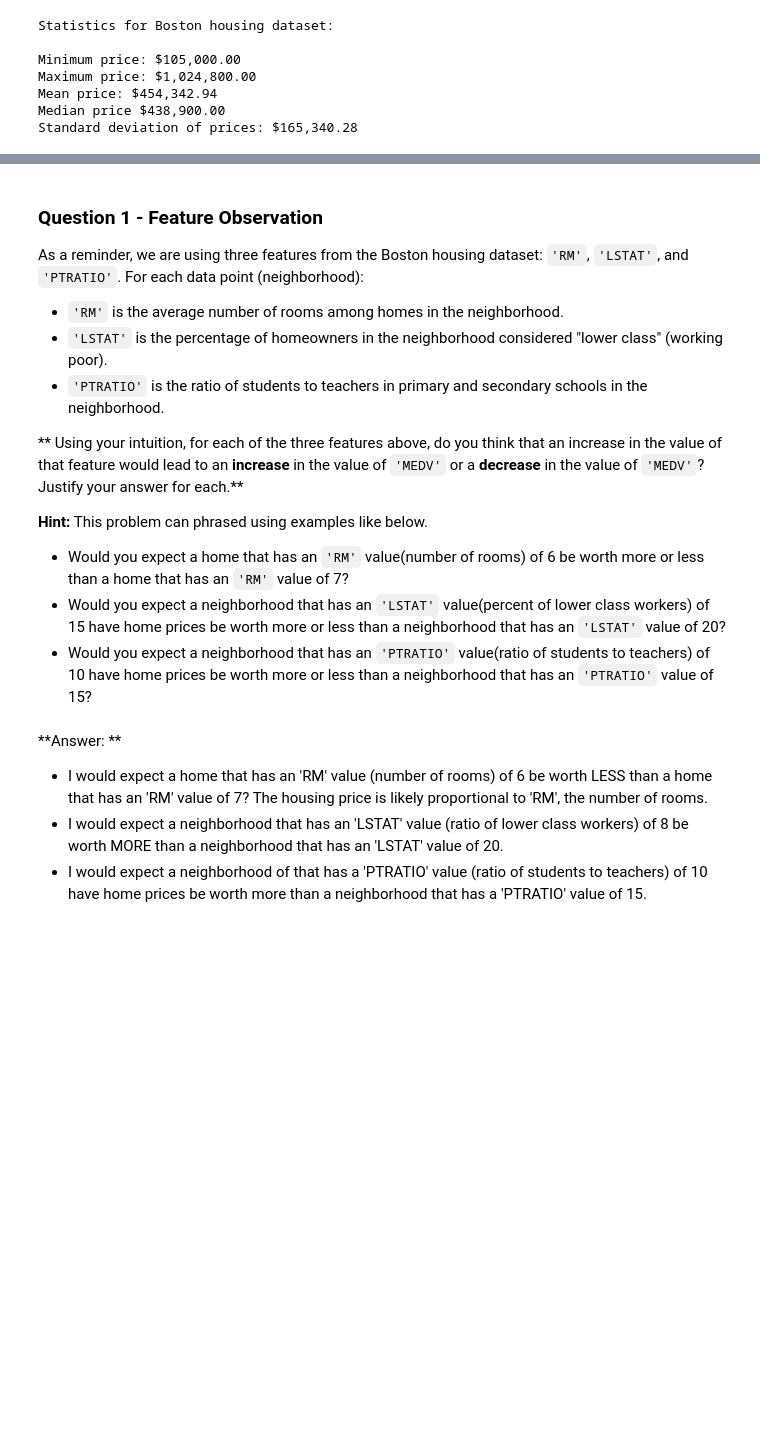
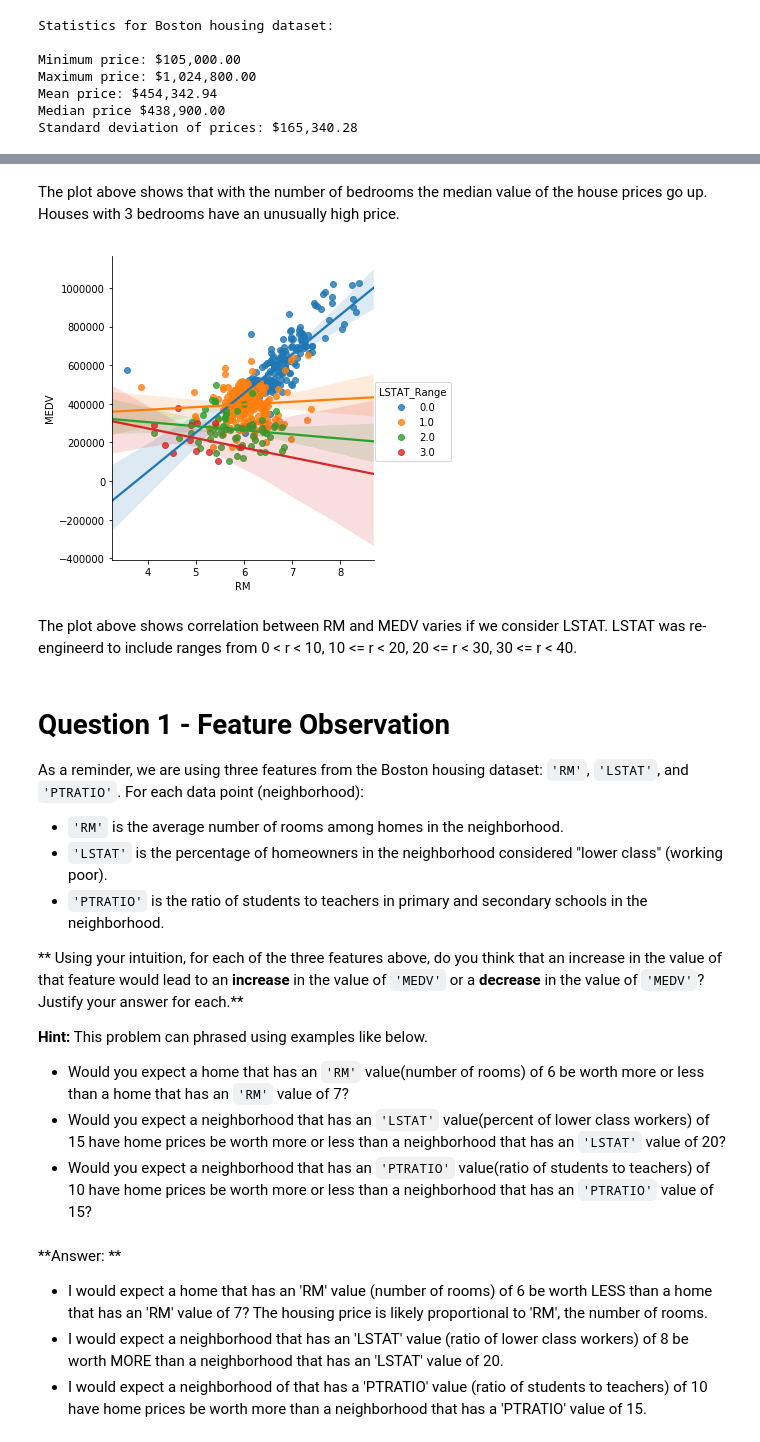
Before and after one commit to aberenyi73/machine-learning, a Jupyter notebook: projects/boston_housing/boston_housing.ipynb, the cells around one changed output, grey strips where cells are left out. Cells and saved outputs as stored; diff of their text form; code cells hidden in the pictures; blank space fills up the shorter version.

```diff
--- a/projects/boston_housing/boston_housing.ipynb
+++ b/projects/boston_housing/boston_housing.ipynb
@@ -131,5 +160,14 @@ Standard deviation of prices: $165,340.28
+# %% [markdown]
+The plot above shows that with the number of bedrooms the median value of the house prices go up. Houses with 3 bedrooms have an unusually high price.
+# %%
+data['LSTAT_Range'] = data['LSTAT']//10
+sns.lmplot(data=data, x='RM', y='MEDV', hue='LSTAT_Range');
+# %% [output]
+[figure, added]
+# %% [markdown]
+The plot above shows correlation between RM and MEDV varies if we consider LSTAT. LSTAT was re-engineerd to include ranges from 0 < r < 10, 10 <= r < 20, 20 <= r < 30, 30 <= r < 40.
 # %% [markdown]
-### Question 1 - Feature Observation
+# Question 1 - Feature Observation
 As a reminder, we are using three features from the Boston housing dataset: `'RM'`, `'LSTAT'`, and `'PTRATIO'`. For each data point (neighborhood):
 - `'RM'` is the average number of rooms among homes in the neighborhood.
 - `'LSTAT'` is the percentage of homeowners in the neighborhood considered "lower class" (working poor).
```
Also changed, not shown: parts of 16 cells of this notebook, 2 other files.
